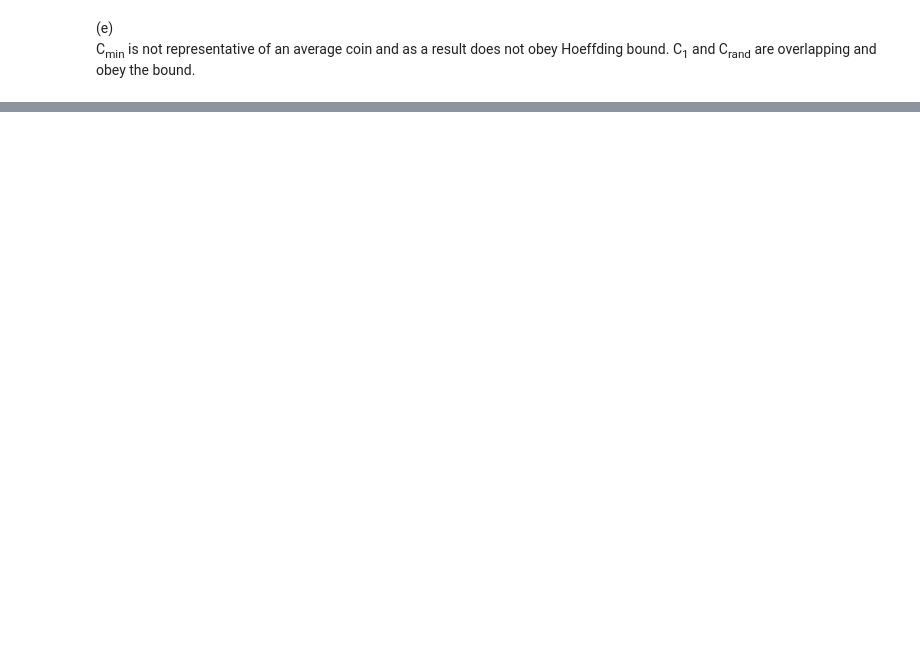
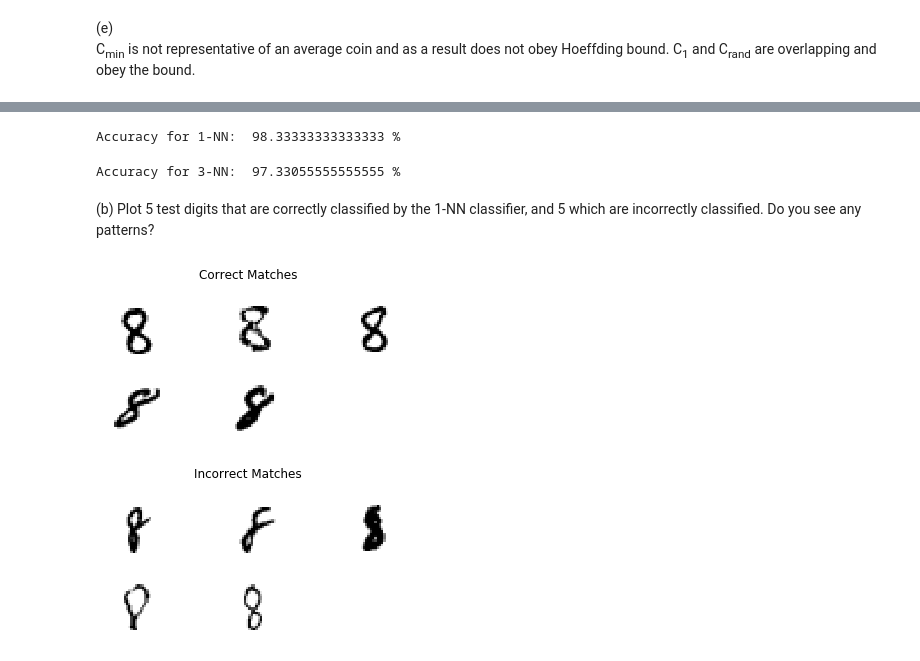
Before and after one commit to acont017/240, a Jupyter notebook: Hw1.ipynb, the cells around one changed output, grey strips where cells are left out. Saved outputs shown, nothing was run; the diff lists cells and outputs as text; code cells hidden in the pictures; blank space fills up the shorter version.

```diff
--- a/Hw1.ipynb
+++ b/Hw1.ipynb
@@ -80,0 +160,3 @@ H1.2
+# %%
+mnist = fetch_openml('mnist_784', version=1, cache=False) #fetch_mldata is obsolete, this is the updated implementation
+mnist.target = mnist.target.astype(np.int8) # Data is stored as string after fetching, so it is converted to a number.
@@ -80,0 +207,57 @@ H1.2
+# %%
+p = 0
+N = len(test_set.label)
+for i in range(N): # Classification of all data in test_set
+    result = KNN(test_set.data[i], training_set, 1)
+    if(result[1] == test_set.label[i]): # Count how often it is correct.
+        p = p + 1
+p = p/N
+print("Accuracy for 1-NN: ", p*100, "%")
+# %% [output]
+Accuracy for 1-NN:  98.33333333333333 %
+# %%
+for i in range(N):
+    result = KNN(test_set.data[i], training_set, 3)
+    if(result[1] == test_set.label[i]):
+        p = p + 1
+p = p/N
+print("Accuracy for 3-NN: ", p*100, "%")
+# %% [output]
+Accuracy for 3-NN:  97.33055555555555 %
+# %% [markdown]
+(b) Plot 5 test digits that are correctly classified by the 1-NN classifier, and 5 which are incorrectly classified. Do you see any patterns?
+# %%
+p = 0
+N = len(test_set.label)
+k = 0
+j = 0
+fig = plt.figure() # Figure for correct classification
+fig2 = plt.figure() # Figure for incorrect classification
+# Same code as before but modified to print 5 correct classifications and 5 incorrect ones.
+for i in range(N):
+    result = KNN(test_set.data[i], training_set, 1)
+    if(result[1] == test_set.label[i]):
+        p = p + 1
+        if (k < 5):
+            num = test_set.data[i]
+            num_image = num.reshape(28,28)
+            ax = fig.add_subplot(3,3,k+1)
+            ax.imshow(num_image, cmap = mpl.cm.binary,
+                        interpolation="nearest")
+            ax.axis("off")
+            k = k + 1
+    else:
+        if (j < 5):
+            num = test_set.data[i]
+            num_image = num.reshape(28,28)
+            ax = fig2.add_subplot(3,3,j+1)
+            ax.imshow(num_image, cmap = mpl.cm.binary,
+                        interpolation="nearest")
+            ax.axis("off")
+            j = j + 1
+fig.suptitle('Correct Matches')
+fig2.suptitle('Incorrect Matches')
+plt.show()
+# %% [output]
+[figure, added]
+[figure, added]
```
Also changed, not shown: parts of 23 cells of this notebook, 1 other file.
